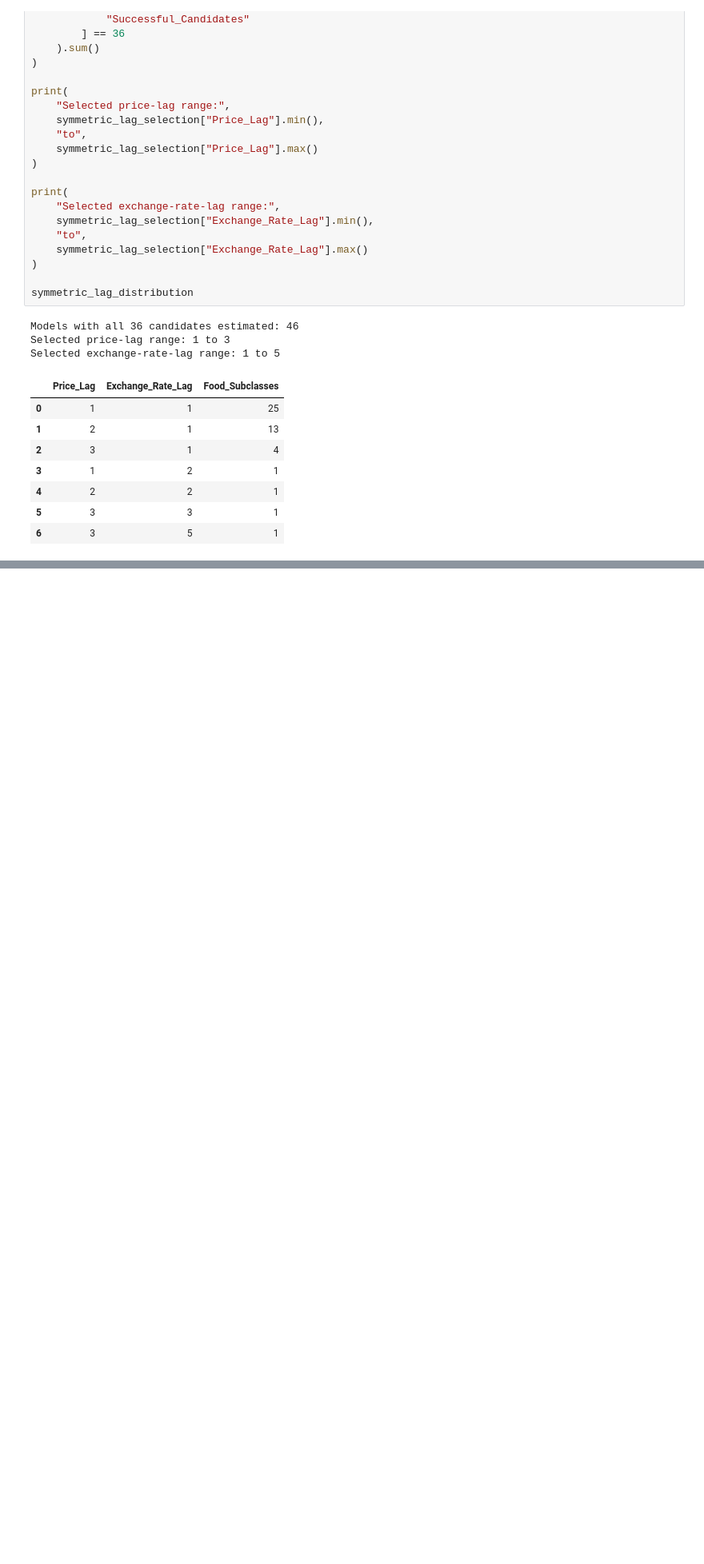
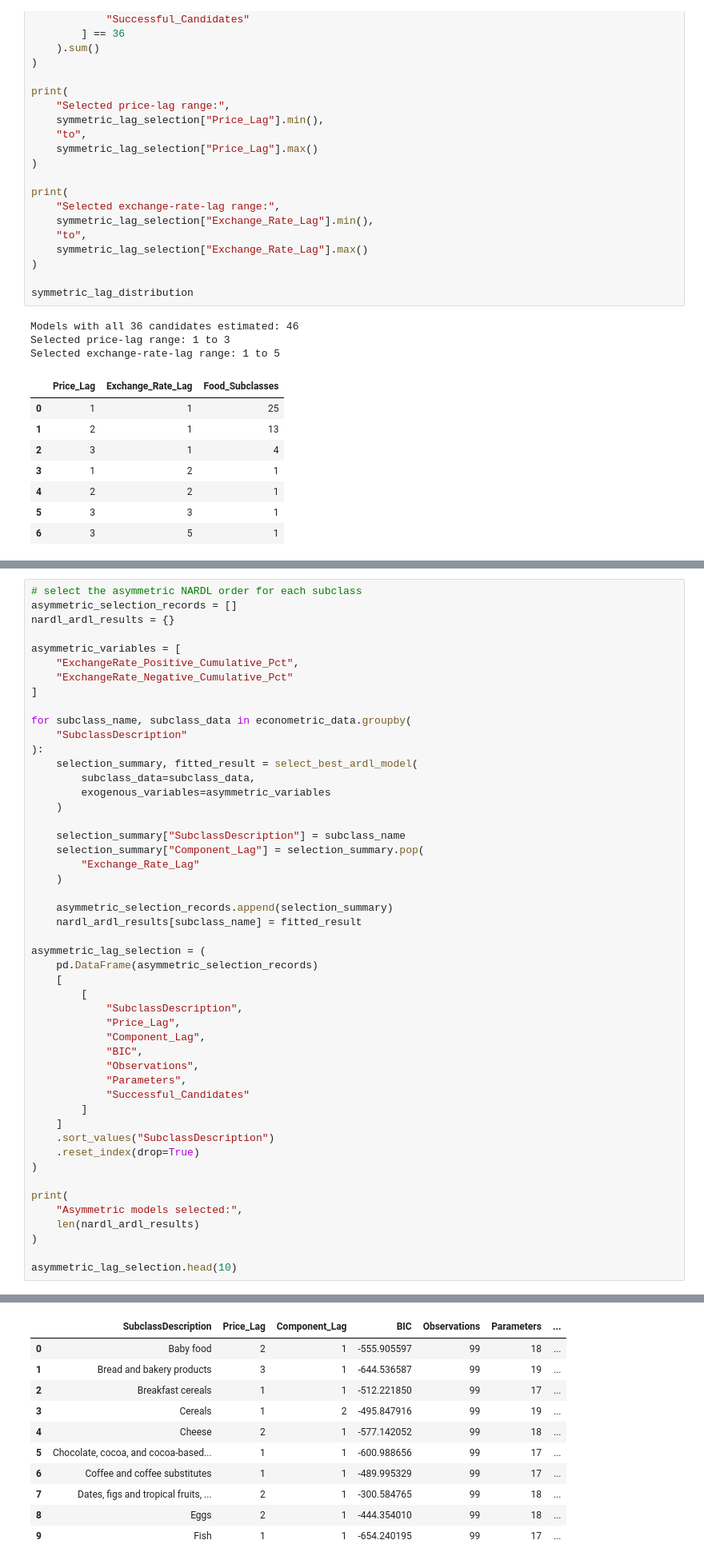
Before and after one commit to MasindiManaga/ERPT_ML_Research, a Jupyter notebook: notebooks/06_Econometric_Modelling.ipynb, the cells around one changed output, grey strips where cells are left out. Shown at 80% size. Saved outputs shown, nothing was run; the diff lists cells and outputs as text; blank space fills up the shorter version.

Commit message:
Asymmetric Lag Selection Results

```diff
--- a/notebooks/06_Econometric_Modelling.ipynb
+++ b/notebooks/06_Econometric_Modelling.ipynb
@@ -1143,0 +1157,50 @@ Selected exchange-rate-lag range: 1 to 5
+# %%
+# select the asymmetric NARDL order for each subclass
+asymmetric_selection_records = []
+nardl_ardl_results = {}
+
+asymmetric_variables = [
+    "ExchangeRate_Positive_Cumulative_Pct",
+    "ExchangeRate_Negative_Cumulative_Pct"
+]
+
+for subclass_name, subclass_data in econometric_data.groupby(
+    "SubclassDescription"
+):
+    selection_summary, fitted_result = select_best_ardl_model(
+        subclass_data=subclass_data,
+        exogenous_variables=asymmetric_variables
+    )
+
+    selection_summary["SubclassDescription"] = subclass_name
+    selection_summary["Component_Lag"] = selection_summary.pop(
+        "Exchange_Rate_Lag"
+    )
+
+    asymmetric_selection_records.append(selection_summary)
+    nardl_ardl_results[subclass_name] = fitted_result
+
+asymmetric_lag_selection = (
+    pd.DataFrame(asymmetric_selection_records)
+    [
+        [
+            "SubclassDescription",
+            "Price_Lag",
+            "Component_Lag",
+            "BIC",
+            "Observations",
+            "Parameters",
+            "Successful_Candidates"
+        ]
+    ]
+    .sort_values("SubclassDescription")
+    .reset_index(drop=True)
+)
+
+print(
+    "Asymmetric models selected:",
+    len(nardl_ardl_results)
+)
+
+asymmetric_lag_selection.head(10)
+# %% [output]
@@ -1143,0 +1208,11 @@ Selected exchange-rate-lag range: 1 to 5
+|  | SubclassDescription | Price_Lag | Component_Lag | BIC | Observations | Parameters | ... |
+| 0 | Baby food | 2 | 1 | -555.905597 | 99 | 18 | ... |
+| 1 | Bread and bakery products | 3 | 1 | -644.536587 | 99 | 19 | ... |
+| 2 | Breakfast cereals | 1 | 1 | -512.221850 | 99 | 17 | ... |
+| 3 | Cereals | 1 | 2 | -495.847916 | 99 | 19 | ... |
+| 4 | Cheese | 2 | 1 | -577.142052 | 99 | 18 | ... |
+| 5 | Chocolate, cocoa, and cocoa-based... | 1 | 1 | -600.988656 | 99 | 17 | ... |
+| 6 | Coffee and coffee substitutes | 1 | 1 | -489.995329 | 99 | 17 | ... |
+| 7 | Dates, figs and tropical fruits, ... | 2 | 1 | -300.584765 | 99 | 18 | ... |
+| 8 | Eggs | 2 | 1 | -444.354010 | 99 | 18 | ... |
+| 9 | Fish | 1 | 1 | -654.240195 | 99 | 17 | ... |
```
Also changed, not shown: parts of 4 cells of this notebook.
